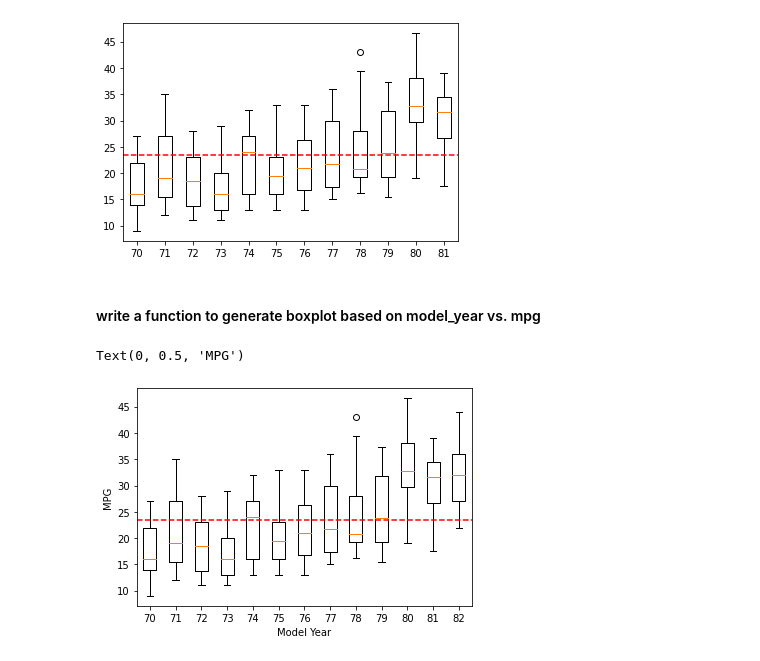
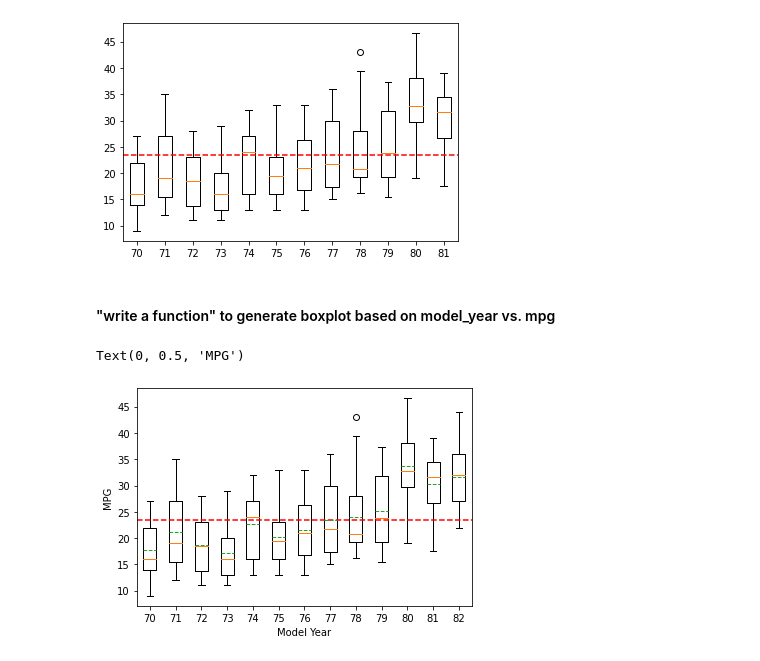
Before and after one commit to sdwarka/ipynb-test, a Jupyter notebook: graph-doodles.ipynb, the cells around one changed output. Drawn from its saved outputs; the diff is of its cells as text; code cells hidden in the pictures.

```diff
--- a/graph-doodles.ipynb
+++ b/graph-doodles.ipynb
@@ -182,26 +184,26 @@ plt.axhline(data.mpg.mean(), linestyle="dashed", color='r')
 <matplotlib.lines.Line2D at 0x...>
 [figure]
 # %% [markdown]
-#### write a function to generate boxplot based on model_year vs. mpg
+#### "write a function" to generate boxplot based on model_year vs. mpg
 # %%
 def get_boxplot_data(df, forcols):
     '''
         df: DataFrame
         forcol: boxplot data for which col
     '''
     unique_vals = df[forcols].unique()
     df_arr = list()
     for val in unique_vals:
         df_arr.append(df[df[forcols]==val].mpg)
 
     return df_arr, unique_vals
     #print(unique_vals[0])
 
 arr, x_vals = get_boxplot_data(data, "model_year")
-plt.boxplot(arr, labels=x_vals)
+plt.boxplot(arr, labels=x_vals, showmeans=True, meanline=True)
 plt.axhline(data.mpg.mean(), linestyle="dashed", color='r')
 plt.xlabel("Model Year")
 plt.ylabel("MPG")
 # %% [output]
 Text(0, 0.5, 'MPG')
-[figure, old version]
+[figure, new version]
```
Also changed, not shown: parts of 2 cells of this notebook.
